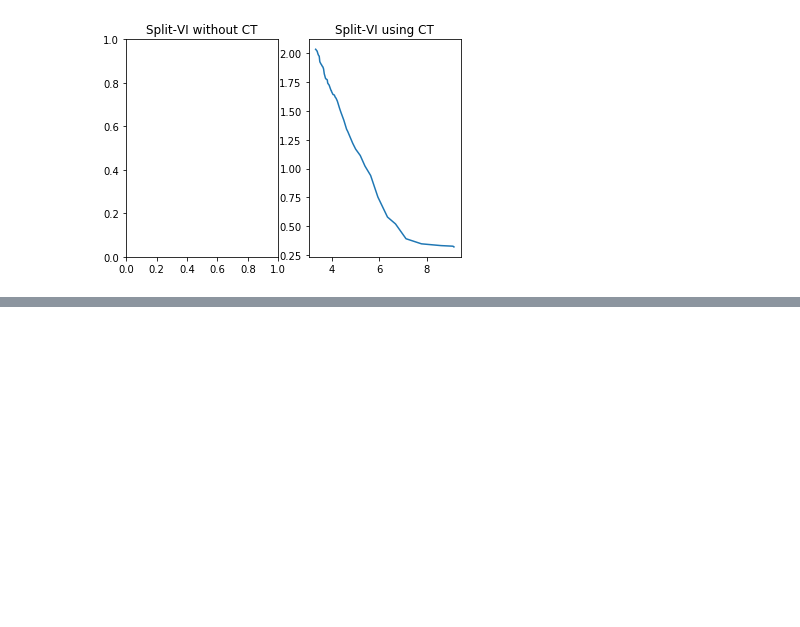
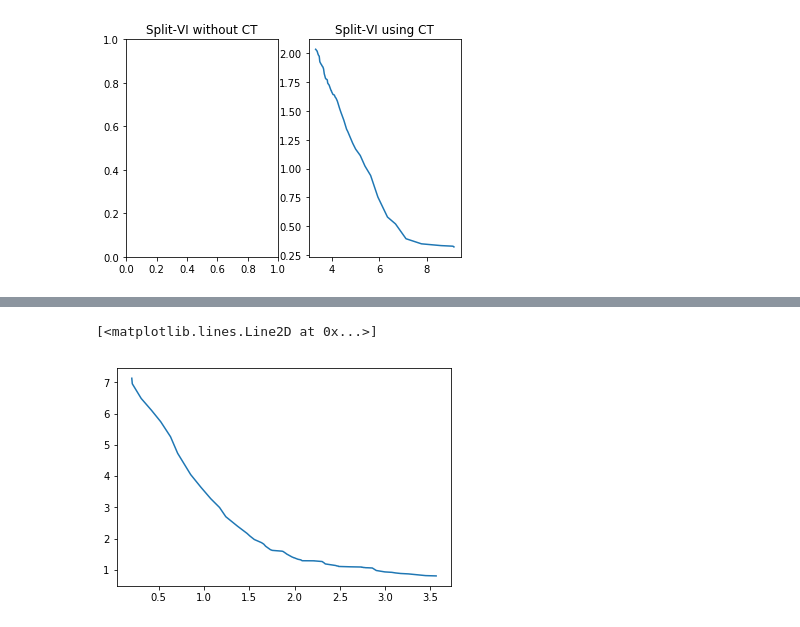
Before and after one commit to JohnnyTeutonic/view_all, a Jupyter notebook: split_vi_notebook.ipynb, the cells around one changed output, grey strips where cells are left out. Drawn from its saved outputs; the diff is of its cells as text; code cells hidden in the pictures; blank space fills up the shorter version.

```diff
--- a/split_vi_notebook.ipynb
+++ b/split_vi_notebook.ipynb
@@ -372,0 +352,5 @@ viz.imshow_rand(ws_larger_water[0], alpha=0.4, axis=ax)
+# %%
+plt.plot(split_vi_array_2[:, 0], split_vi_array_2[:, 1])
+# %% [output]
+[<matplotlib.lines.Line2D at 0x...>]
+[figure, added]
```
Also changed, not shown: parts of 24 cells of this notebook.
